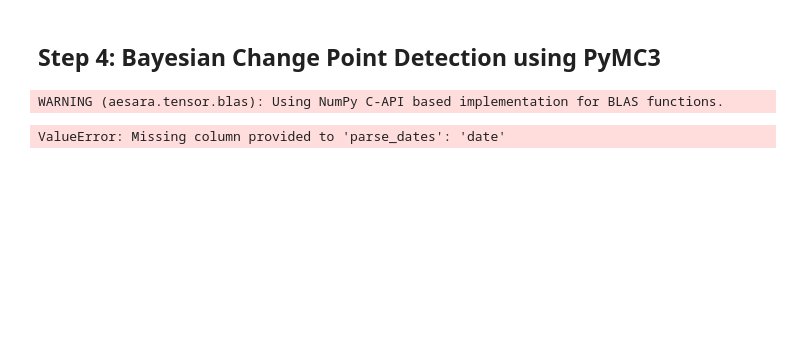
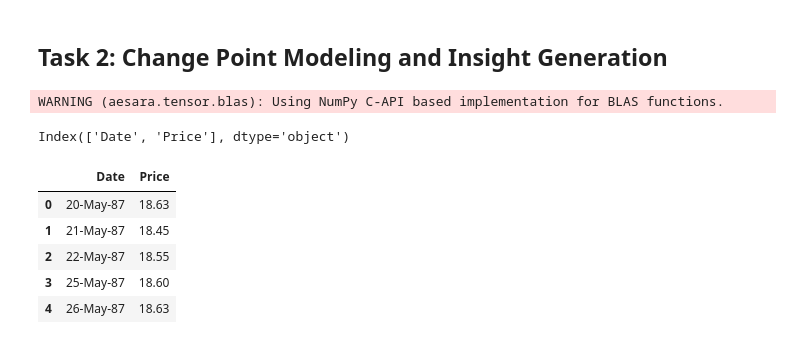
Before and after one commit to arsema-mz/change-point-analysis, a Jupyter notebook: notebooks/brent_change_point_analysis.ipynb, the cells around one changed output. Saved outputs shown, nothing was run; the diff lists cells and outputs as text; code cells hidden in the pictures; blank space fills up the shorter version.

Commit message:
Accomplishing task 2 and updated READEME.md

```diff
--- a/notebooks/brent_change_point_analysis.ipynb
+++ b/notebooks/brent_change_point_analysis.ipynb
@@ -1,5 +1,5 @@
 # %% [markdown]
-## Step 4: Bayesian Change Point Detection using PyMC3
+## Task 2: Change Point Modeling and Insight Generation
 # %%
 import numpy as np
 import pandas as pd
@@ -8,18 +8,17 @@ import arviz as az
 import matplotlib.pyplot as plt
 # %% [output]
 WARNING (aesara.tensor.blas): Using NumPy C-API based implementation for BLAS functions.
-# %%
-df = pd.read_csv('../data/raw/BrentOilPrices.csv', parse_dates=['date'])
-df = df.sort_values('date')
-df.reset_index(drop=True, inplace=True)
-
-# Visualize
-plt.figure(figsize=(12, 4))
-plt.plot(df['date'], df['price'])
-plt.title("Brent Oil Prices Over Time")
-plt.xlabel("Date")
-plt.ylabel("Price")
-plt.grid(True)
-plt.show()
-# %% [output]
-ValueError: Missing column provided to 'parse_dates': 'date'
+# %%
+import pandas as pd
+
+df_check = pd.read_csv('../data/raw/BrentOilPrices.csv')
+print(df_check.columns)
+df_check.head()
+# %% [output]
+Index(['Date', 'Price'], dtype='object')
+|  | Date | Price |
+| 0 | 20-May-87 | 18.63 |
+| 1 | 21-May-87 | 18.45 |
+| 2 | 22-May-87 | 18.55 |
+| 3 | 25-May-87 | 18.60 |
+| 4 | 26-May-87 | 18.63 |
```
Also changed, not shown: parts of 8 cells of this notebook, 4 other files.
